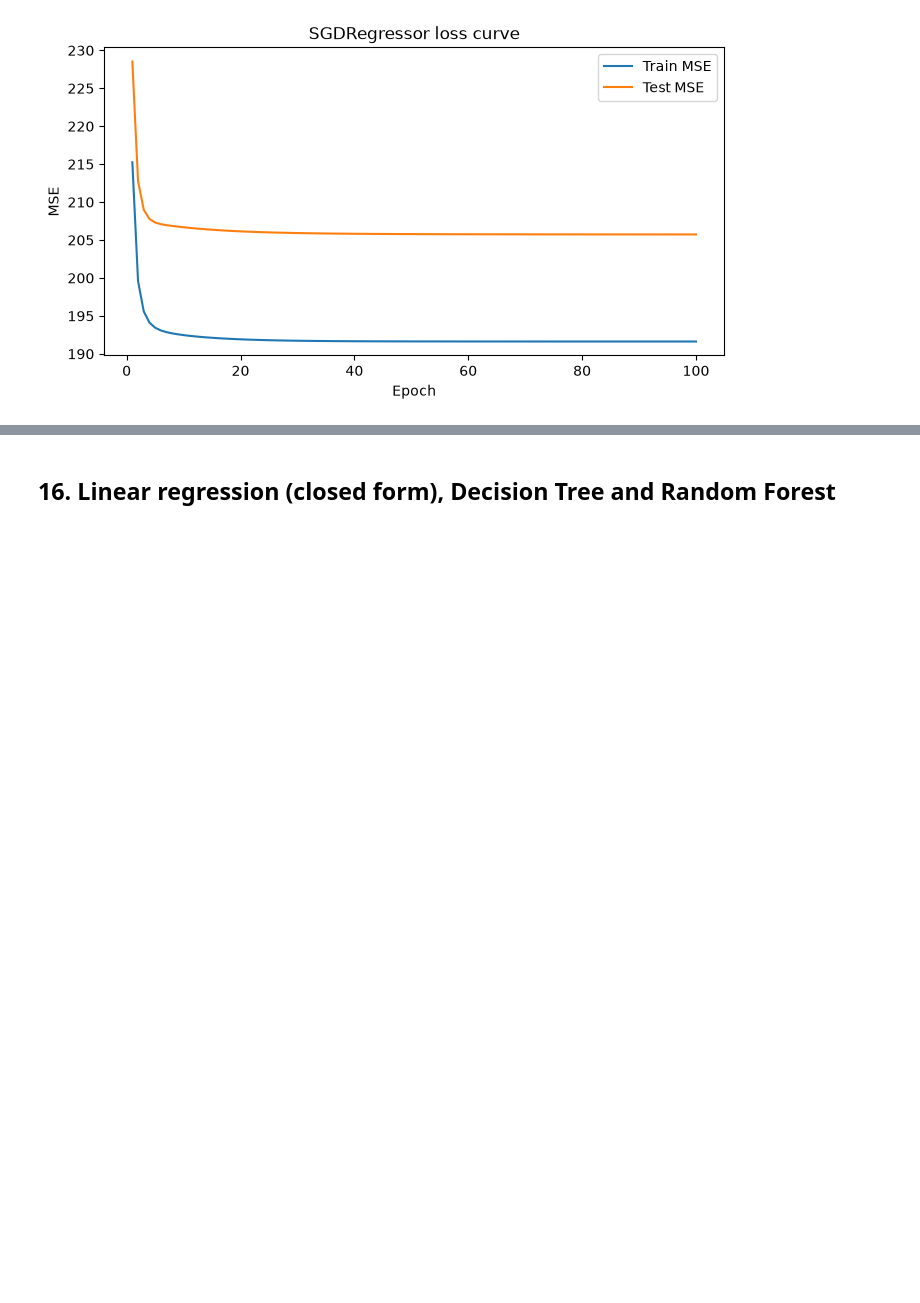
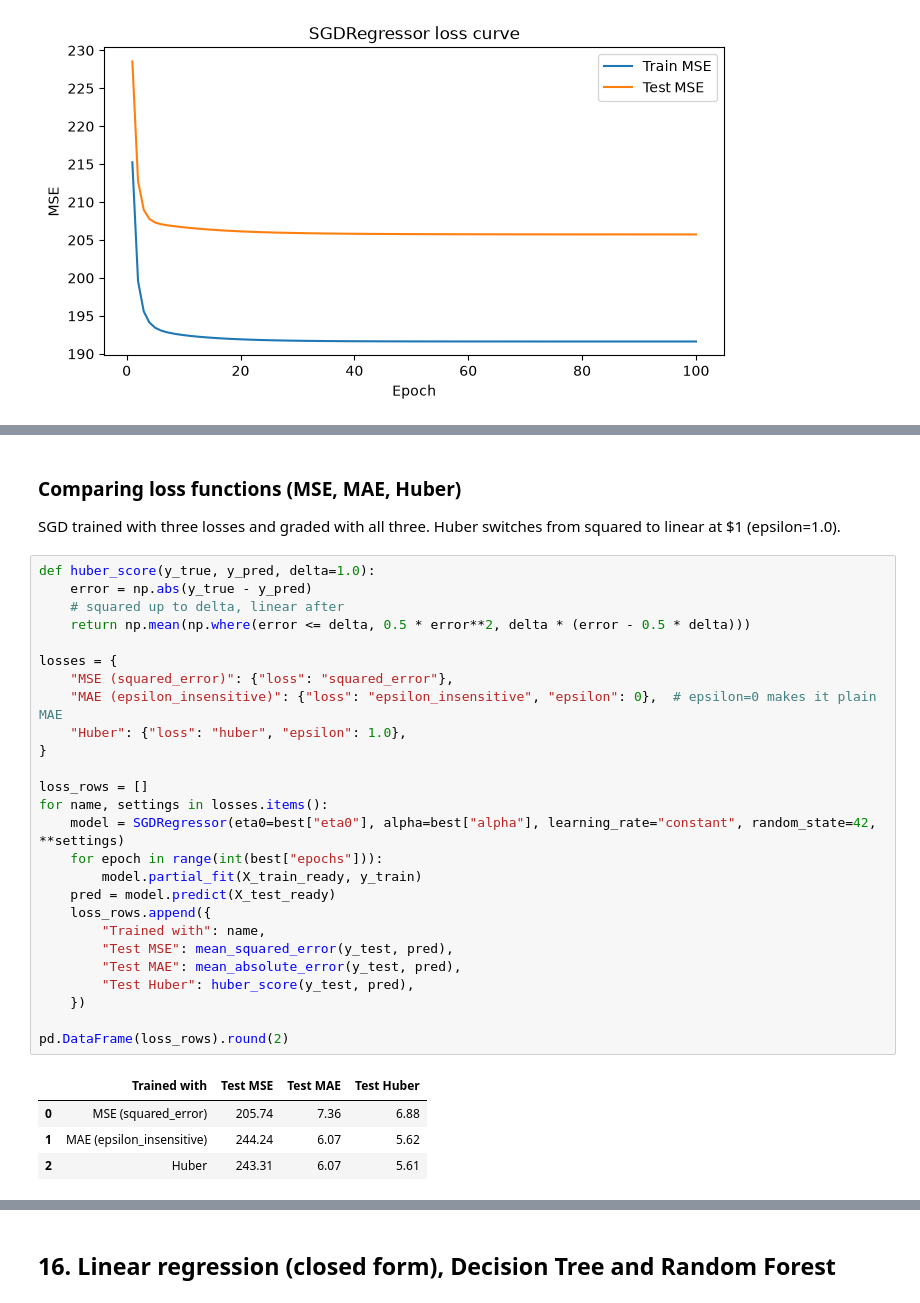
Before and after one commit to Eelaf-Adam/linear_regression_model, a Jupyter notebook: summative/linear_regression/multivariate.ipynb, the cells around one changed output, grey strips where cells are left out. Drawn from its saved outputs; the diff is of its cells as text; blank space fills up the shorter version.

```diff
--- a/summative/linear_regression/multivariate.ipynb
+++ b/summative/linear_regression/multivariate.ipynb
@@ -226,0 +242,34 @@ Both losses drop quickly in the first few epochs (test MSE goes from 228.5 at ep
+# %% [markdown]
+### Comparing loss functions (MSE, MAE, Huber)
+SGD trained with three losses and graded with all three. Huber switches from squared to linear at $1 (epsilon=1.0).
+# %%
+def huber_score(y_true, y_pred, delta=1.0):
+    error = np.abs(y_true - y_pred)
+    # squared up to delta, linear after
+    return np.mean(np.where(error <= delta, 0.5 * error**2, delta * (error - 0.5 * delta)))
+
+losses = {
+    "MSE (squared_error)": {"loss": "squared_error"},
+    "MAE (epsilon_insensitive)": {"loss": "epsilon_insensitive", "epsilon": 0},  # epsilon=0 makes it plain MAE
+    "Huber": {"loss": "huber", "epsilon": 1.0},
+}
+
+loss_rows = []
+for name, settings in losses.items():
+    model = SGDRegressor(eta0=best["eta0"], alpha=best["alpha"], learning_rate="constant", random_state=42, **settings)
+    for epoch in range(int(best["epochs"])):
+        model.partial_fit(X_train_ready, y_train)
+    pred = model.predict(X_test_ready)
+    loss_rows.append({
+        "Trained with": name,
+        "Test MSE": mean_squared_error(y_test, pred),
+        "Test MAE": mean_absolute_error(y_test, pred),
+        "Test Huber": huber_score(y_test, pred),
+    })
+
+pd.DataFrame(loss_rows).round(2)
+# %% [output]
+|  | Trained with | Test MSE | Test MAE | Test Huber |
+| 0 | MSE (squared_error) | 205.74 | 7.36 | 6.88 |
+| 1 | MAE (epsilon_insensitive) | 244.24 | 6.07 | 5.62 |
+| 2 | Huber | 243.31 | 6.07 | 5.61 |
```
Also changed, not shown: parts of 38 cells of this notebook.
